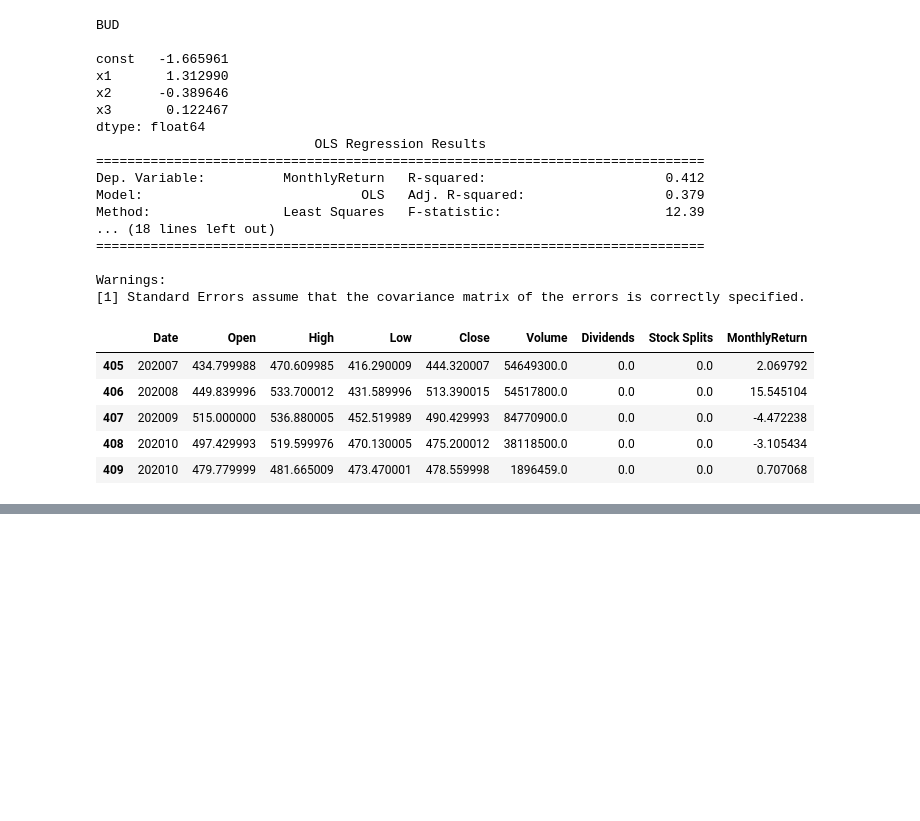
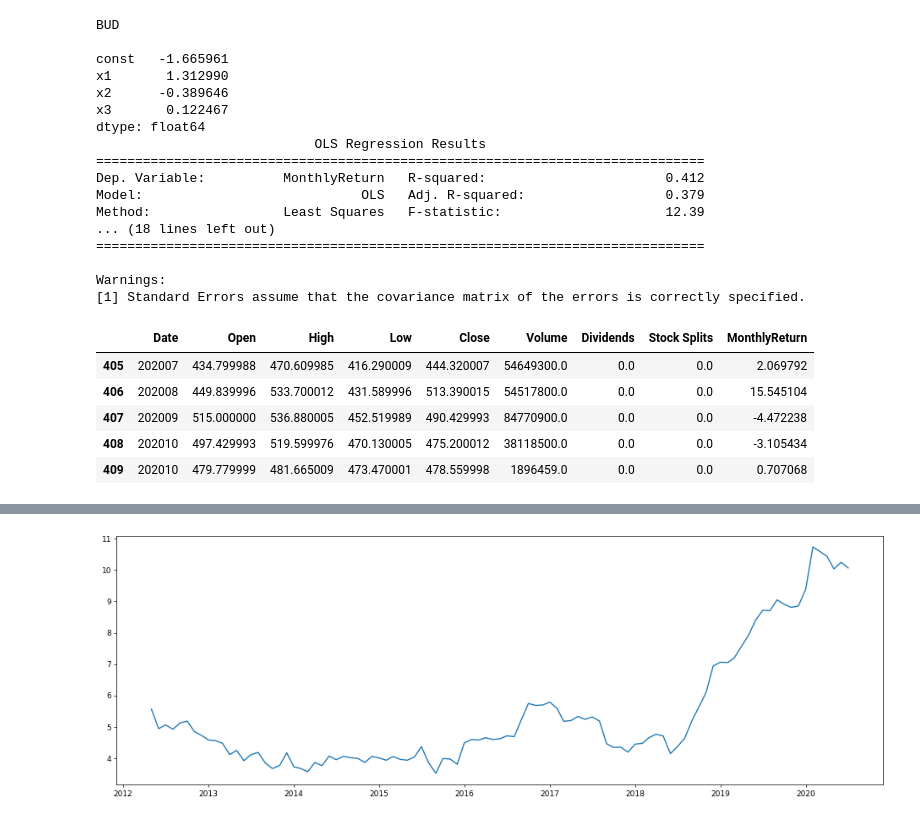
Before and after one commit to chrisliii/FINE-452, a Jupyter notebook: Fama_French.ipynb, the cells around one changed output, grey strips where cells are left out. Saved outputs shown, nothing was run; the diff lists cells and outputs as text; code cells hidden in the pictures; blank space fills up the shorter version.

```diff
--- a/Fama_French.ipynb
+++ b/Fama_French.ipynb
@@ -157,0 +231,6 @@ df_ticker_monthly_return.tail()
+# %%
+df_ticker_FF['AbsEpsilon'] = abs(df_ticker_FF.MonthlyReturn - df_ticker_FF.PredReturn)
+
+df_ticker_FF['RollingEpsilon'] = df_ticker_FF.AbsEpsilon.rolling(20).mean()
+
+df_ticker_FF.head()
@@ -157,0 +244,6 @@ df_ticker_monthly_return.tail()
+# %%
+plt.figure(dpi=65, figsize=(18,6))
+plt.plot(df_ticker_FF.Date, df_ticker_FF.RollingEpsilon)
+plt.show()
+# %% [output]
+[figure, added]
```
Also changed, not shown: parts of 8 cells of this notebook.
